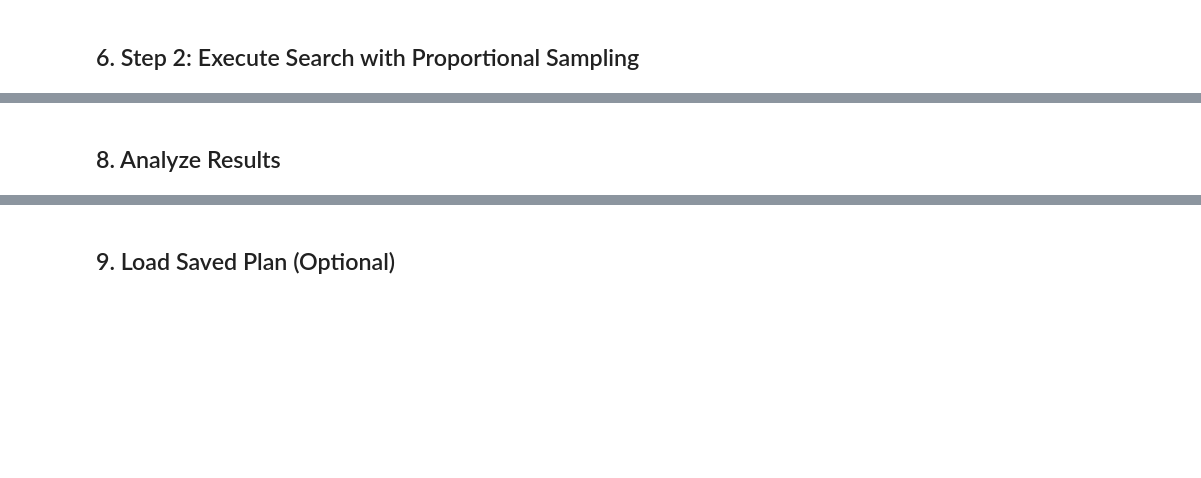
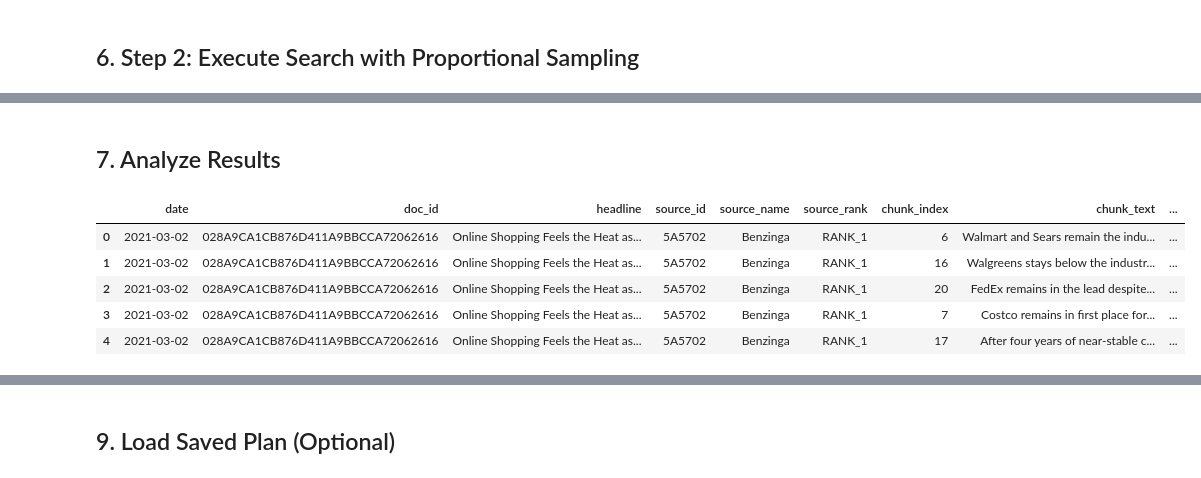
Before and after one commit to Bigdata-com/bigdata-cookbook, a Jupyter notebook: Smart_batching/test_smart_batching.ipynb, the cells around one changed output, grey strips where cells are left out. Saved outputs shown, nothing was run; the diff lists cells and outputs as text; code cells hidden in the pictures; blank space fills up the shorter version.

```diff
--- a/Smart_batching/test_smart_batching.ipynb
+++ b/Smart_batching/test_smart_batching.ipynb
@@ -86,11 +88,11 @@ else:
     print(f"✅ API Key configured: {API_KEY[:8]}...{API_KEY[-4:]}")
 
 # Test parameters
-TEST_TEXT = "the company announced a new product"
-TEST_UNIVERSE_CSV = "test_data/us_top3000.csv"  # Use small test universe
-# TEST_UNIVERSE_CSV = "us_top3000.csv"  # Use full universe
+TEST_TEXT = "Decline in customer confidence in the company"
+TEST_UNIVERSE_CSV = "test_data/us_top3000.csv"  # full universe
+# TEST_UNIVERSE_CSV = "sample_universe.csv"  # small test universe
 TEST_START_DATE = "2021-01-01"
-TEST_END_DATE = "2021-01-31"
+TEST_END_DATE = "2021-06-30"
 TEST_CHUNK_PERCENTAGE = 0.1  # 10% of total chunks
 
 print(f"\n📝 Test Configuration:")
@@ -133,7 +135,7 @@ if API_KEY:
     try:
         plan = plan_search(
             text=TEST_TEXT,
-            universe_csv_path=TEST_UNIVERSE_CSV,
+            companies=companies,
             start_date=TEST_START_DATE,
             end_date=TEST_END_DATE,
             api_key=API_KEY,
@@ -282,23 +254,0 @@ else:
-# %%
-# Test with different chunk percentages
-if plan and API_KEY:
-    print("📊 Testing different chunk percentages...")
-    print("-" * 80)
-
-    percentages = [0.05, 0.1, 0.25, 0.5]
-
-    for pct in percentages:
-        try:
-            results = execute_search(
-                search_plan=plan,
-                chunk_percentage=pct,
-                requests_per_minute=100,
-                api_key=API_KEY,
-                api_base_url=API_BASE_URL,
-                sort_results=True
-            )
-            print(f"   {pct*100:3.0f}%: {len(results):,} chunks retrieved")
-        except Exception as e:
-            print(f"   {pct*100:3.0f}%: Error - {e}")
-else:
-    print("⚠️  Skipping - plan or API key not available")
@@ -323,3 +255,14 @@ else:
 # %% [markdown]
-## 8. Analyze Results
+## 7. Analyze Results
+# %%
+# Convert to DataFrame (exploded by chunk)
+df = convert_to_dataframe(results)
+df.head()
+# %% [output]
+|  | date | doc_id | headline | source_id | source_name | source_rank | chunk_index | chunk_text | ... |
+| 0 | 2021-03-02 | 028A9CA1CB876D411A9BBCCA72062616 | Online Shopping Feels the Heat as... | 5A5702 | Benzinga | RANK_1 | 6 | Walmart and Sears remain the indu... | ... |
+| 1 | 2021-03-02 | 028A9CA1CB876D411A9BBCCA72062616 | Online Shopping Feels the Heat as... | 5A5702 | Benzinga | RANK_1 | 16 | Walgreens stays below the industr... | ... |
+| 2 | 2021-03-02 | 028A9CA1CB876D411A9BBCCA72062616 | Online Shopping Feels the Heat as... | 5A5702 | Benzinga | RANK_1 | 20 | FedEx remains in the lead despite... | ... |
+| 3 | 2021-03-02 | 028A9CA1CB876D411A9BBCCA72062616 | Online Shopping Feels the Heat as... | 5A5702 | Benzinga | RANK_1 | 7 | Costco remains in first place for... | ... |
+| 4 | 2021-03-02 | 028A9CA1CB876D411A9BBCCA72062616 | Online Shopping Feels the Heat as... | 5A5702 | Benzinga | RANK_1 | 17 | After four years of near-stable c... | ... |
 # %%
```
Also changed, not shown: parts of 16 cells of this notebook, 5 other files.
